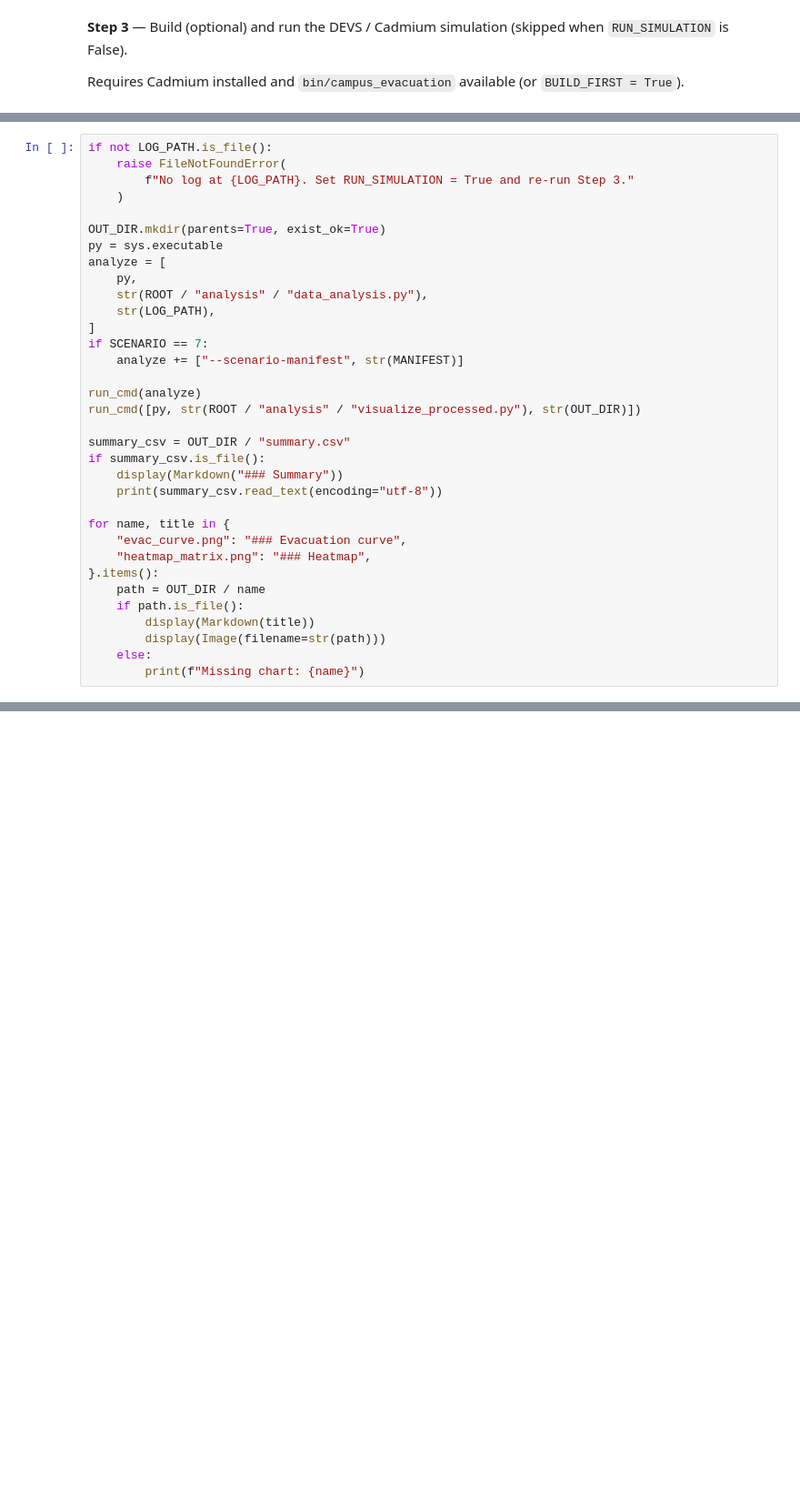
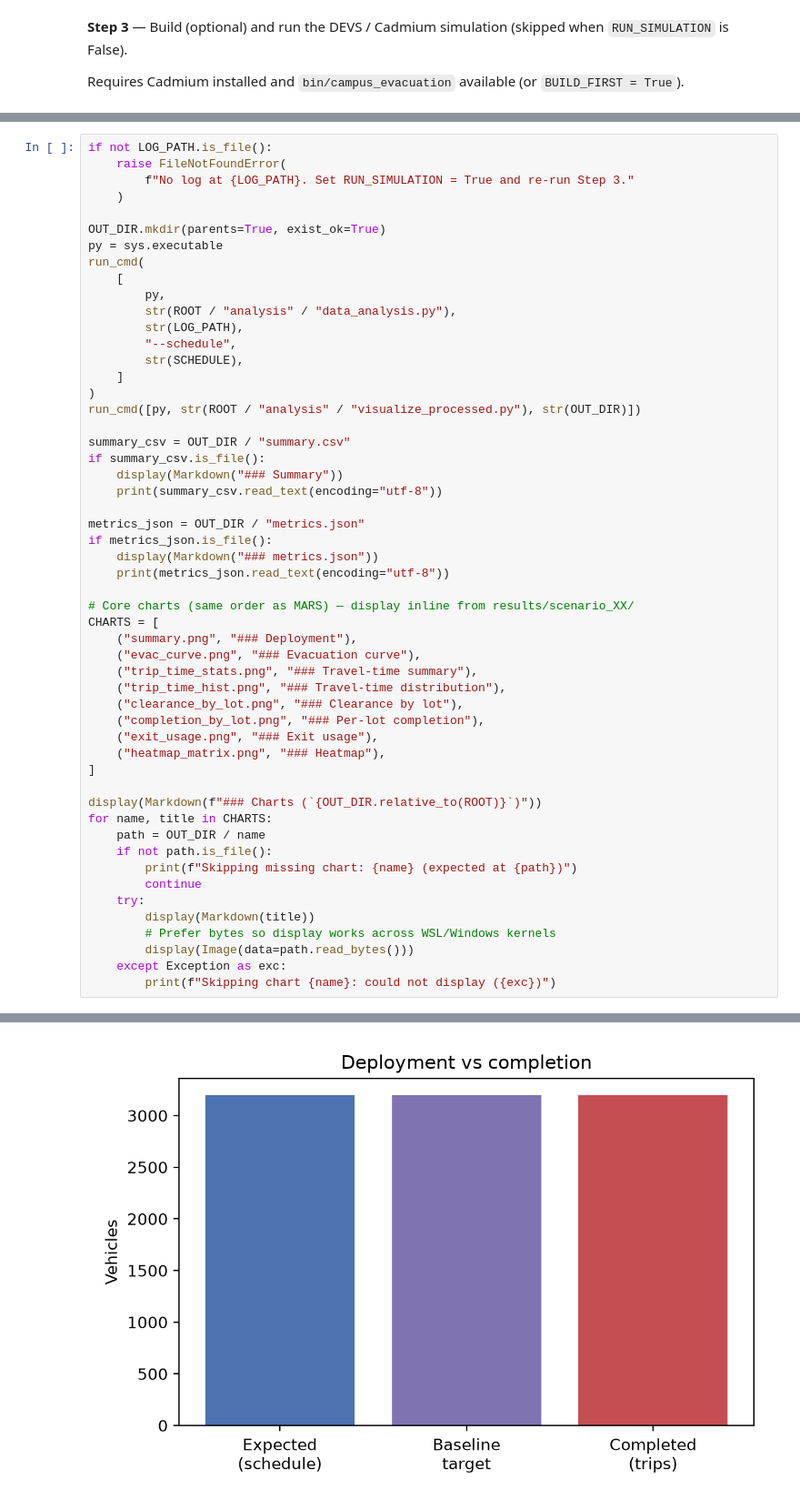
Before and after one commit to Dorianbansoodeb/model-campus-evacuation, a Jupyter notebook: analyze_scenario.ipynb, the cells around one changed output, grey strips where cells are left out. Shown at 91% size. Cells and saved outputs as stored; diff of their text form; blank space fills up the shorter version.

```diff
--- a/analyze_scenario.ipynb
+++ b/analyze_scenario.ipynb
@@ -136,15 +158,15 @@ if not LOG_PATH.is_file():
 
 OUT_DIR.mkdir(parents=True, exist_ok=True)
 py = sys.executable
-analyze = [
-    py,
-    str(ROOT / "analysis" / "data_analysis.py"),
-    str(LOG_PATH),
-]
-if SCENARIO == 7:
-    analyze += ["--scenario-manifest", str(MANIFEST)]
-
-run_cmd(analyze)
+run_cmd(
+    [
+        py,
+        str(ROOT / "analysis" / "data_analysis.py"),
+        str(LOG_PATH),
+        "--schedule",
+        str(SCHEDULE),
+    ]
+)
 run_cmd([py, str(ROOT / "analysis" / "visualize_processed.py"), str(OUT_DIR)])
 
 summary_csv = OUT_DIR / "summary.csv"
@@ -152,13 +174,33 @@ if summary_csv.is_file():
     display(Markdown("### Summary"))
     print(summary_csv.read_text(encoding="utf-8"))
 
-for name, title in {
-    "evac_curve.png": "### Evacuation curve",
-    "heatmap_matrix.png": "### Heatmap",
-}.items():
+metrics_json = OUT_DIR / "metrics.json"
+if metrics_json.is_file():
+    display(Markdown("### metrics.json"))
+    print(metrics_json.read_text(encoding="utf-8"))
+
+# Core charts (same order as MARS) — display inline from results/scenario_XX/
+CHARTS = [
+    ("summary.png", "### Deployment"),
+    ("evac_curve.png", "### Evacuation curve"),
+    ("trip_time_stats.png", "### Travel-time summary"),
+    ("trip_time_hist.png", "### Travel-time distribution"),
+    ("clearance_by_lot.png", "### Clearance by lot"),
+    ("completion_by_lot.png", "### Per-lot completion"),
+    ("exit_usage.png", "### Exit usage"),
+    ("heatmap_matrix.png", "### Heatmap"),
+]
+
+display(Markdown(f"### Charts (`{OUT_DIR.relative_to(ROOT)}`)"))
+for name, title in CHARTS:
     path = OUT_DIR / name
-    if path.is_file():
+    if not path.is_file():
+        print(f"Skipping missing chart: {name} (expected at {path})")
+        continue
+    try:
         display(Markdown(title))
-        display(Image(filename=str(path)))
-    else:
-        print(f"Missing chart: {name}")
+        # Prefer bytes so display works across WSL/Windows kernels
+        display(Image(data=path.read_bytes()))
+    except Exception as exc:
+        print(f"Skipping chart {name}: could not display ({exc})")
+# %% [output]
@@ -164,0 +247 @@ for name, title in {
+[figure, added]
```
Also changed, not shown: parts of 8 cells of this notebook, 17 other files.
